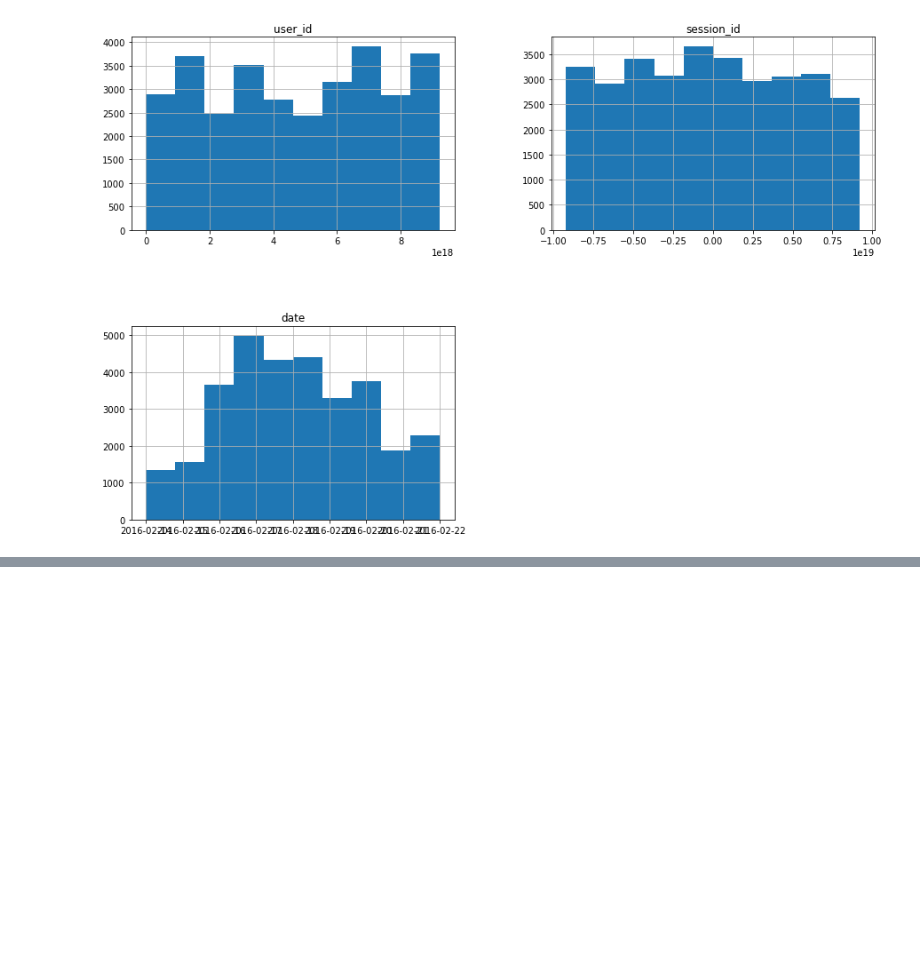
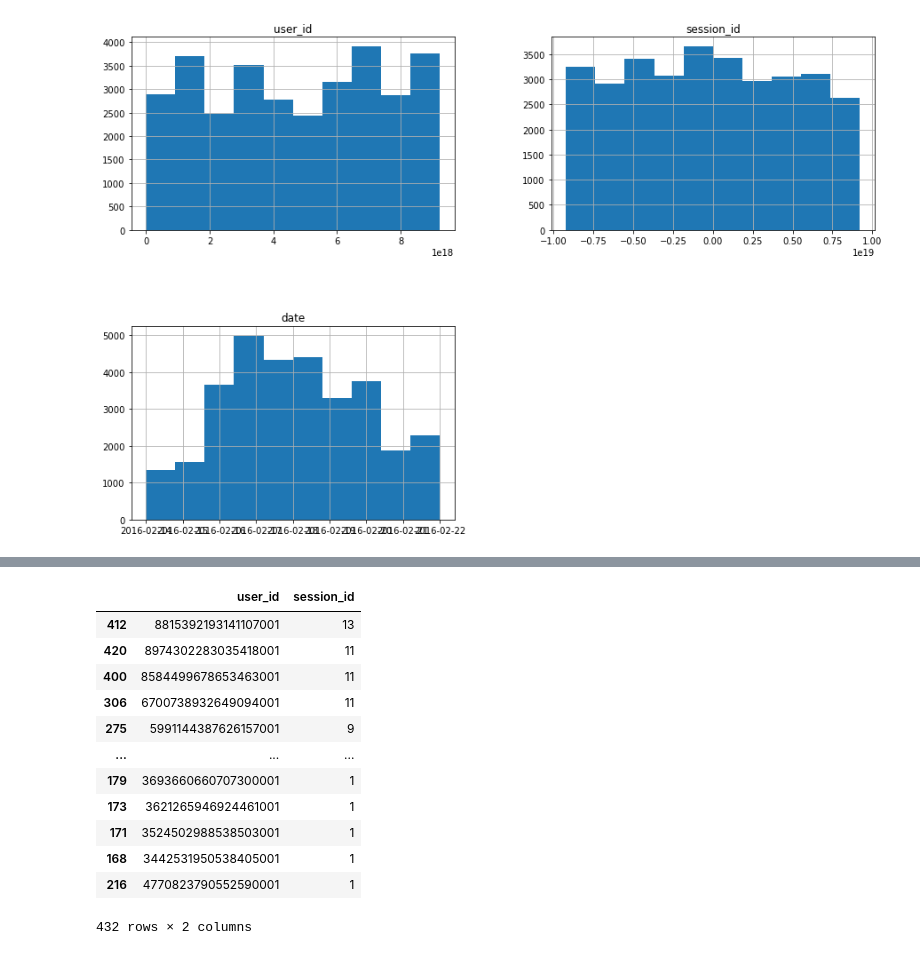
Before and after one commit to ni-mark/Khan_Academy_User_Retention_Behavior_Analysis, a Jupyter notebook: Data Wrangling Khan Academy.ipynb, the cells around one changed output, grey strips where cells are left out. Drawn from its saved outputs; the diff is of its cells as text; code cells hidden in the pictures; blank space fills up the shorter version.

```diff
--- a/Data Wrangling Khan Academy.ipynb
+++ b/Data Wrangling Khan Academy.ipynb
@@ -508,0 +565,16 @@ returned_agg = (returned.session_id.groupby(returned.user_id)
+# %%
+returned.groupby(["user_id"])["session_id"].count().reset_index().sort_values(['session_id'], ascending=False)
+# %% [output]
+|  | user_id | session_id |
+| 412 | 8815392193141107001 | 13 |
+| 420 | 8974302283035418001 | 11 |
+| 400 | 8584499678653463001 | 11 |
+| 306 | 6700738932649094001 | 11 |
+| 275 | 5991144387626157001 | 9 |
+| ... | ... | ... |
+| 179 | 3693660660707300001 | 1 |
+| 173 | 3621265946924461001 | 1 |
+| 171 | 3524502988538503001 | 1 |
+| 168 | 3442531950538405001 | 1 |
+| 216 | 4770823790552590001 | 1 |
+432 rows × 2 columns
```
Also changed, not shown: parts of 31 cells of this notebook.
